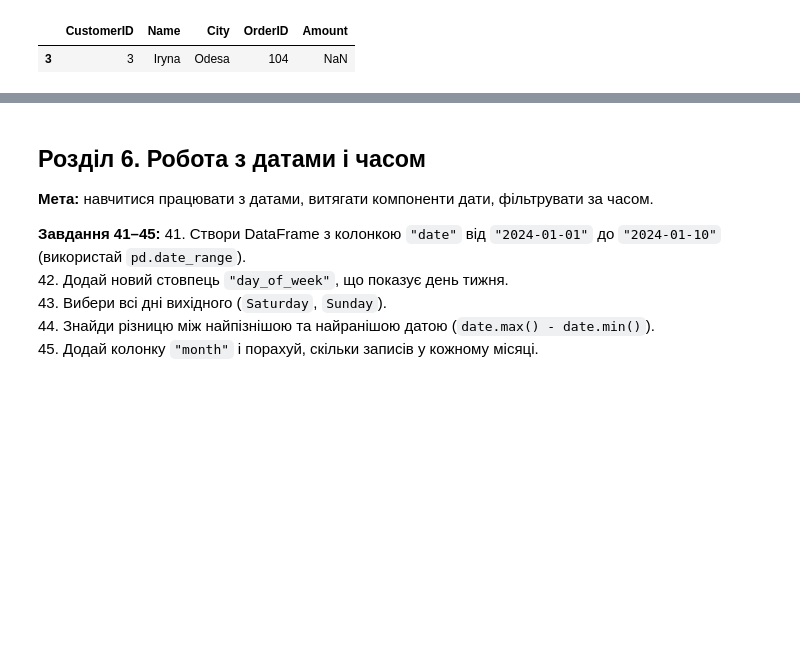
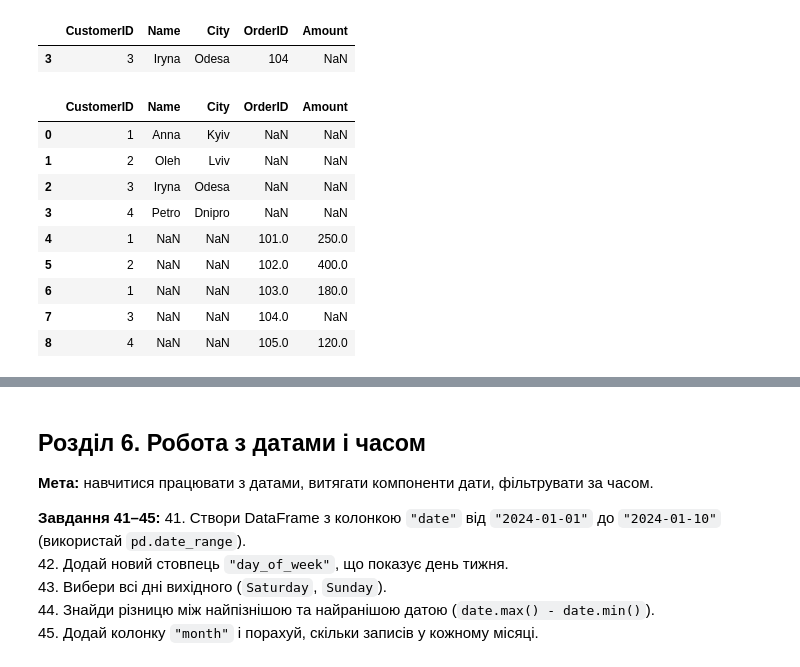
Before and after one commit to HalynaYaremenko/test-tasks-Python, a Jupyter notebook: pandas_matplotlib_practice.ipynb, the cells around one changed output, grey strips where cells are left out. Cells and saved outputs as stored; diff of their text form; code cells hidden in the pictures; blank space fills up the shorter version.

```diff
--- a/pandas_matplotlib_practice.ipynb
+++ b/pandas_matplotlib_practice.ipynb
@@ -626,5 +626,21 @@ no_orders
 | 3 | 3 | Iryna | Odesa | 104 | NaN |
 # %%
 # 39. Збережи результат у CSV-файл (`.to_csv("customers_orders.csv", index=False)`) і потім зчитай його назад (`pd.read_csv`).
+
+result.to_csv("customers_orders.csv", index=False) # зберігаємо без індексів
+
+df_loaded = pd.read_csv("customers_orders.csv") # Зчитування назад
+df_loaded
+# %% [output]
+|  | CustomerID | Name | City | OrderID | Amount |
+| 0 | 1 | Anna | Kyiv | NaN | NaN |
+| 1 | 2 | Oleh | Lviv | NaN | NaN |
+| 2 | 3 | Iryna | Odesa | NaN | NaN |
+| 3 | 4 | Petro | Dnipro | NaN | NaN |
+| 4 | 1 | NaN | NaN | 101.0 | 250.0 |
+| 5 | 2 | NaN | NaN | 102.0 | 400.0 |
+| 6 | 1 | NaN | NaN | 103.0 | 180.0 |
+| 7 | 3 | NaN | NaN | 104.0 | NaN |
+| 8 | 4 | NaN | NaN | 105.0 | 120.0 |
 # %%
 # 40. Перевір, чи зчитані типи даних збігаються з оригіналом (порівняй `.dtypes`).
```
Also changed, not shown: parts of 3 cells of this notebook, 1 other file.
